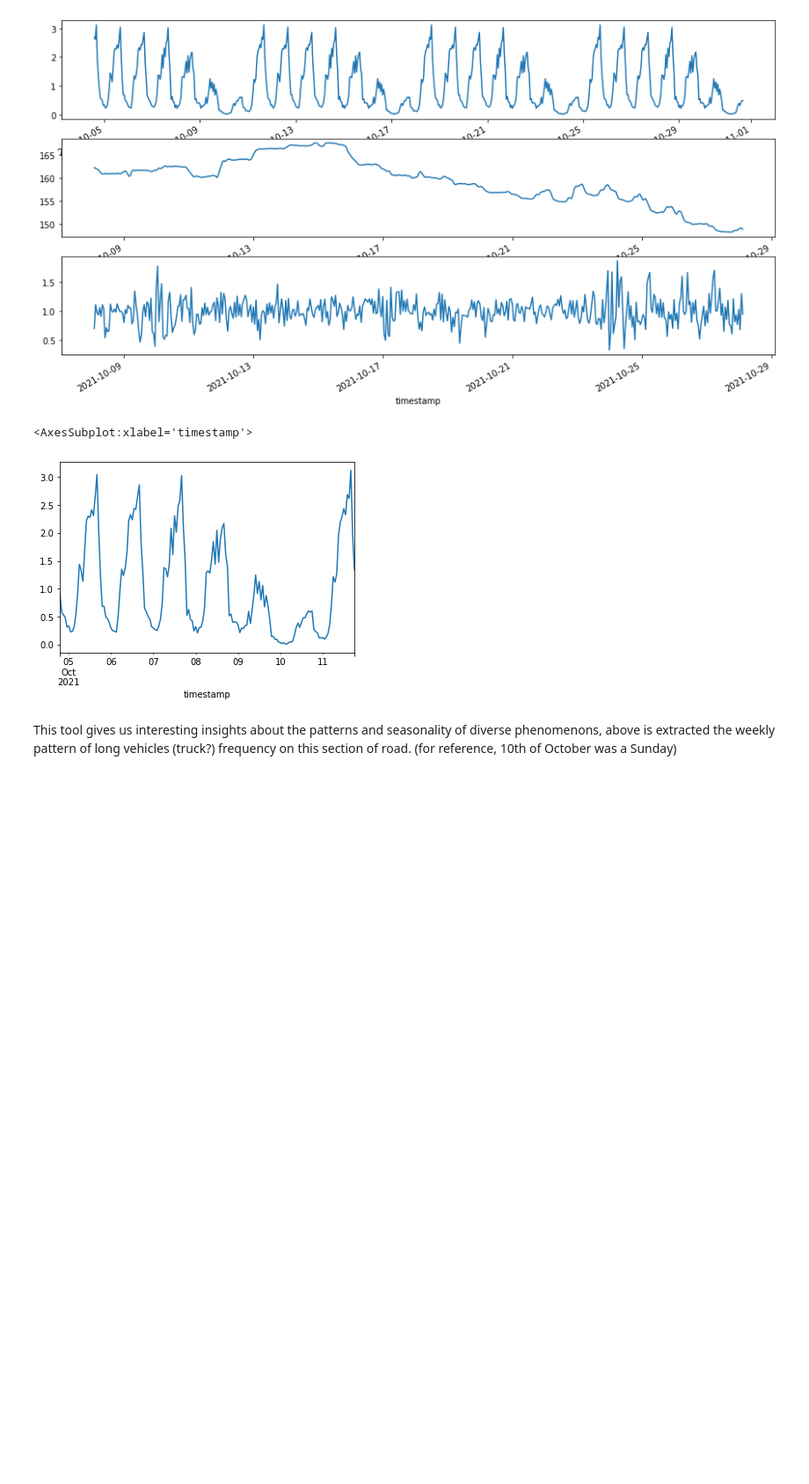
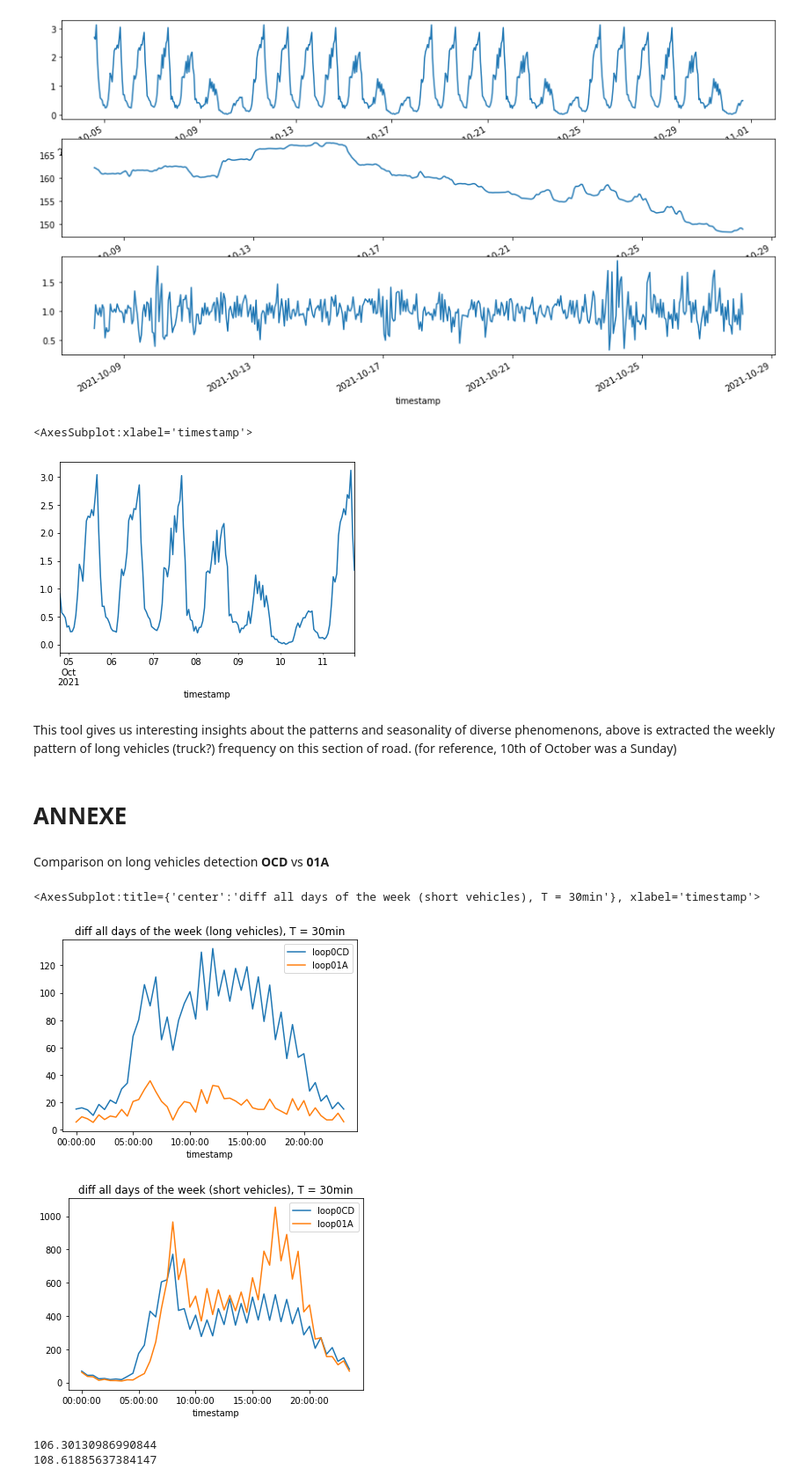
Before and after one commit to khookh/MacqProject, a Jupyter notebook: data_science_exercise.ipynb, the cells around one changed output. Shown at 88% size. Cells and saved outputs as stored; diff of their text form; code cells hidden in the pictures; blank space fills up the shorter version.

Commit message:
Adds Annexe

```diff
--- a/data_science_exercise.ipynb
+++ b/data_science_exercise.ipynb
@@ -584,3 +584,35 @@ trs_analysis.seasonal[5:7*24+5].plot()
 [figure]
 # %% [markdown]
 This tool gives us interesting insights about the patterns and seasonality of diverse phenomenons, above is extracted the weekly pattern of long vehicles (truck?) frequency on this section of road. (for reference, 10th of October was a Sunday)
+# %% [markdown]
+# ANNEXE
+# %% [markdown]
+Comparison on long vehicles detection **OCD** vs **01A**
+# %%
+counting_loop_df = pd.read_csv('pboc_data_rv.csv')
+anpr_df = pd.read_csv('pfic_data_rv.csv')
+
+# reformat timestamps
+time_format='%Y-%m-%d %H:%M:%S'
+anpr_df['T'] = pd.to_datetime(anpr_df['T'].apply(lambda x: x[:-6]), format=time_format)
+anpr_df = anpr_df.rename({'T':'timestamp'}, axis='columns')
+
+counting_loop_df['timestamp'] = pd.to_datetime(counting_loop_df['timestamp'].apply(lambda x: x[:-6]), format=time_format)
+counting_loop_df = counting_loop_df[counting_loop_df['count']!=0]
+
+counting_loop_df_d = counting_loop_df[(counting_loop_df.post == '0CD')]
+counting_loop_df_a = counting_loop_df[(counting_loop_df.post == '01A')]
+
+get_count_df(counting_loop_df_d[counting_loop_df.classification_value=='long'], counting_loop_df_a[counting_loop_df.classification_value=='long'], days = days_of_week, date_collapse = True, scale = "30T").rename(columns={'count_anpr': 'loop0CD', 'count_loop': 'loop01A'}).plot(x ='timestamp', y=['loop0CD','loop01A'], kind = 'line', title = 'diff all days of the week (long vehicles), T = 30min')
+
+get_count_df(counting_loop_df_d[counting_loop_df.classification_value=='short'], counting_loop_df_a[counting_loop_df.classification_value=='short'], days = days_of_week, date_collapse = True, scale = "30T").rename(columns={'count_anpr': 'loop0CD', 'count_loop': 'loop01A'}).plot(x ='timestamp', y=['loop0CD','loop01A'], kind = 'line', title = 'diff all days of the week (short vehicles), T = 30min')
+# %% [output]
+<AxesSubplot:title={'center':'diff all days of the week (short vehicles), T = 30min'}, xlabel='timestamp'>
+[figure, added]
+[figure, added]
+# %%
+print(counting_loop_df_d.mean_speed_kmh.mean())
+print(counting_loop_df_a.mean_speed_kmh.mean())
+# %% [output]
+106.30130986990844
+108.61885637384147
```
Also changed, not shown: parts of 6 cells of this notebook.
